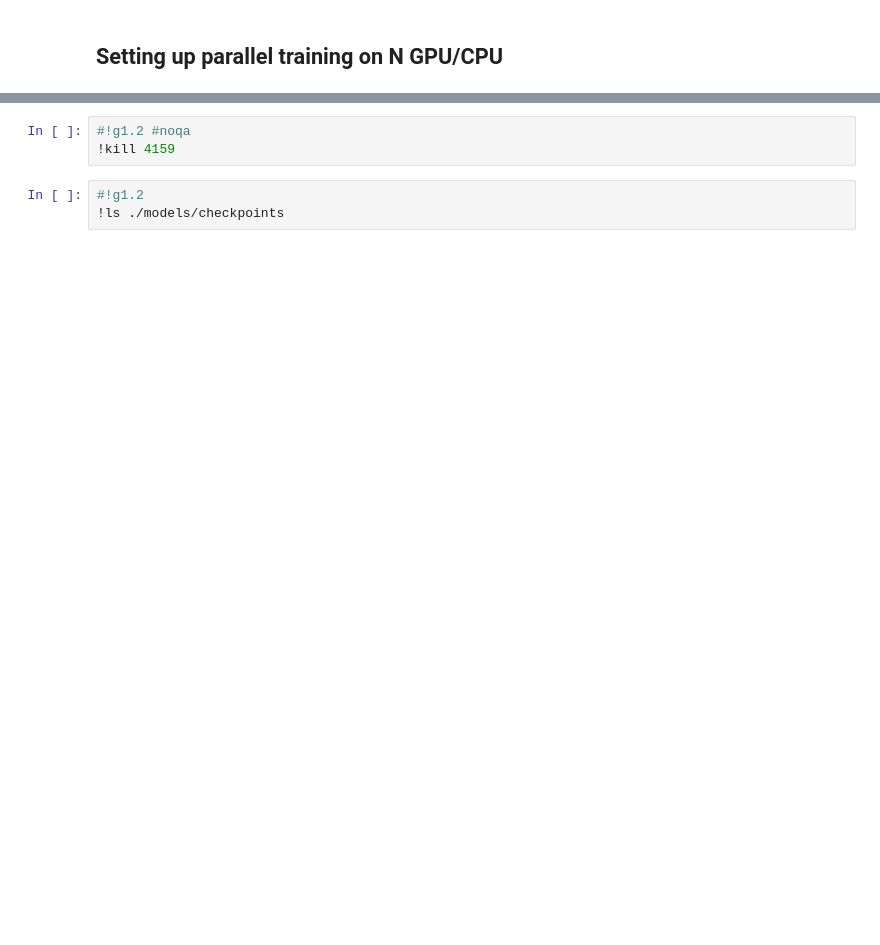
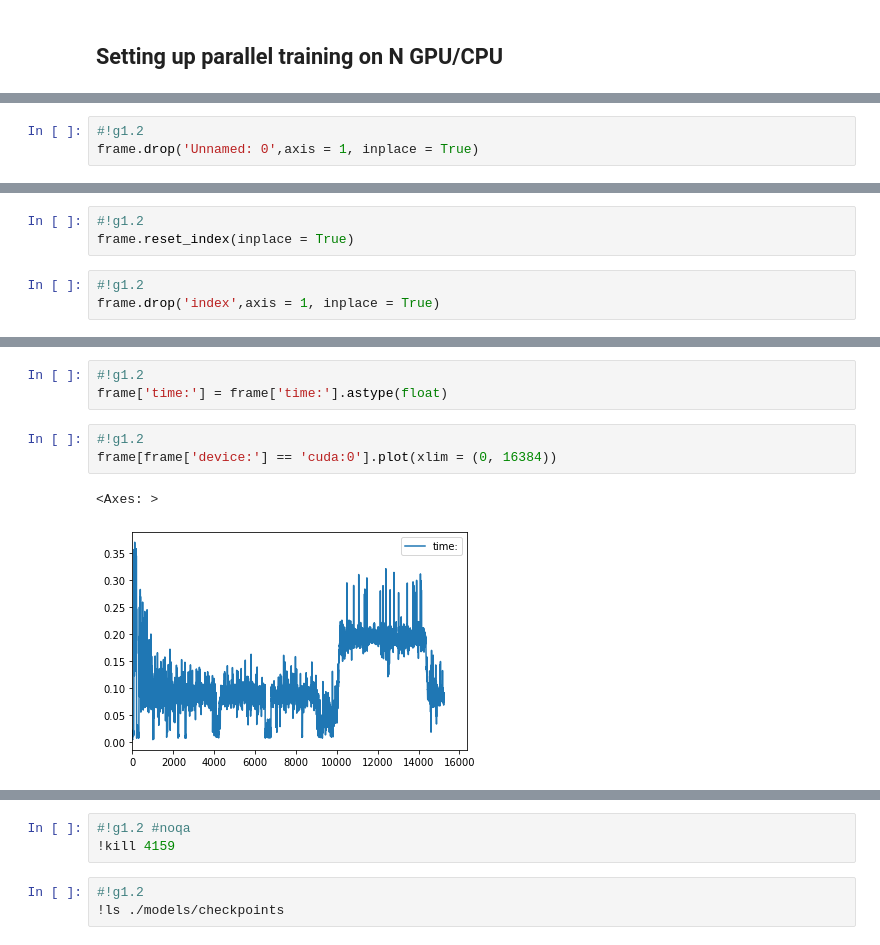
Before and after one commit to ViktoriiaRomanova/Animator, a Jupyter notebook: figureExtraction/trainDistributedDataParallel.ipynb, the cells around one changed output, grey strips where cells are left out. Drawn from its saved outputs; the diff is of its cells as text; blank space fills up the shorter version.

```diff
--- a/figureExtraction/trainDistributedDataParallel.ipynb
+++ b/figureExtraction/trainDistributedDataParallel.ipynb
@@ -25,0 +42,3 @@ print('Train data size: ', len(train_data), 'Validation data size: ', len(val_da
+# %%
+#!g1.2
+frame.drop('Unnamed: 0',axis = 1, inplace = True)
@@ -25,0 +48,6 @@ print('Train data size: ', len(train_data), 'Validation data size: ', len(val_da
+# %%
+#!g1.2
+frame.reset_index(inplace = True)
+# %%
+#!g1.2
+frame.drop('index',axis = 1, inplace = True)
@@ -25,0 +71,9 @@ print('Train data size: ', len(train_data), 'Validation data size: ', len(val_da
+# %%
+#!g1.2
+frame['time:'] = frame['time:'].astype(float)
+# %%
+#!g1.2
+frame[frame['device:'] == 'cuda:0'].plot(xlim = (0, 16384))
+# %% [output]
+<Axes: >
+[figure, added]
```
Also changed, not shown: parts of 41 cells of this notebook, 10 other files.
